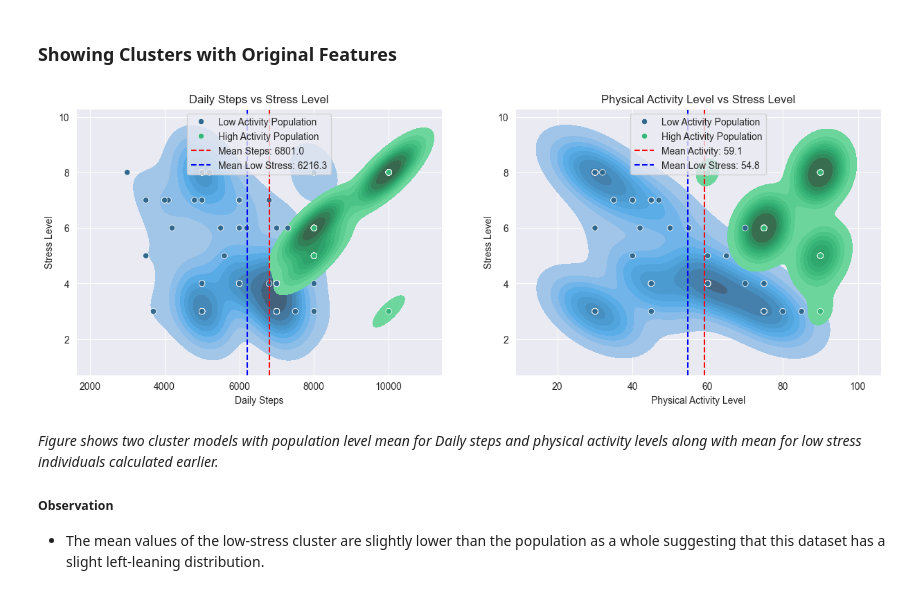
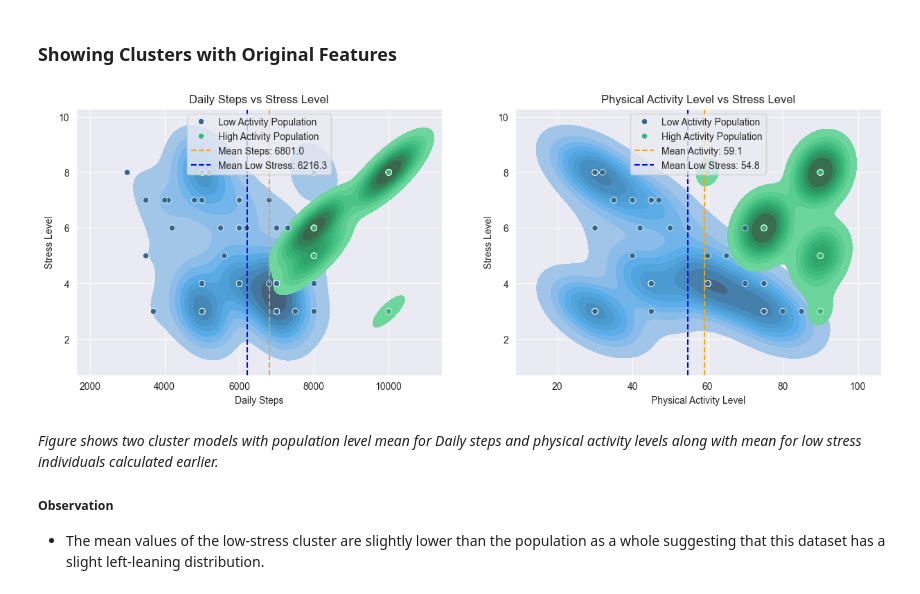
Before and after one commit to DanielLevenstein/stress_vs_physical_activity_data_exploration, a Jupyter notebook: stress-vs-physical-activity-correlation-notebook.ipynb, the cells around one changed output. Saved outputs shown, nothing was run; the diff lists cells and outputs as text; code cells hidden in the pictures.

Commit message:
Update mean step count and mean population metrics

```diff
--- a/stress-vs-physical-activity-correlation-notebook.ipynb
+++ b/stress-vs-physical-activity-correlation-notebook.ipynb
@@ -388,32 +416,35 @@ Note: since the K-Means algorithm is not deterministic, I locked down the seed f
 # %%
 import matplotlib.pyplot as plt
 
 plt, (ax1, ax2) = plt.subplots(1, 2, figsize=(15, 5))
 
 # Calculate medians
 mean_steps = df_agg["Daily Steps"].mean()
 mean_activity = df_agg["Physical Activity Level"].mean()
+# Use the ideal step count and activity level calculated earlier.
+mean_low_stress_step_count = df_agg[df_agg["Cluster3_Name"] == "Low Stress, Medium Activity"]["Daily Steps"].mean()
+mean_low_stress_activity = df_agg[df_agg["Cluster3_Name"] == "Low Stress, Medium Activity"]["Physical Activity Level"].mean()
 
 # Create subplots with median lines
 ax1.set_title("Daily Steps vs Stress Level")
 sns.kdeplot(data=df_agg, x="Daily Steps", y="Stress Level", hue="Cluster2_Name", fill=True, palette="viridis", ax=ax1)
 sns.scatterplot(data=df_agg, x="Daily Steps", y="Stress Level", hue="Cluster2_Name", palette="viridis", ax=ax1)
-ax1.axvline(x=mean_steps, color='red', linestyle='--', label=f'Mean Steps: {mean_steps:.1f}')
+ax1.axvline(x=mean_steps, color='orange', linestyle='--', label=f'Mean Steps: {mean_steps:.1f}')
 ax1.axvline(x=mean_low_stress_step_count, color='blue', linestyle='--', label=f'Mean Low Stress: {mean_low_stress_step_count:.1f}')
 ax1.legend(loc='upper center')
 
 ax2.set_title("Physical Activity Level vs Stress Level")
 sns.kdeplot(data=df_agg, x="Physical Activity Level", y="Stress Level", hue="Cluster2_Name", fill=True,
             palette="viridis", ax=ax2)
 sns.scatterplot(data=df_agg, x="Physical Activity Level", y="Stress Level", hue="Cluster2_Name", palette="viridis",
                 ax=ax2)
-ax2.axvline(x=mean_activity, color='red', linestyle='--', label=f'Mean Activity: {mean_activity:.1f}')
+ax2.axvline(x=mean_activity, color='orange', linestyle='--', label=f'Mean Activity: {mean_activity:.1f}')
 ax2.axvline(x=mean_low_stress_activity, color='blue', linestyle='--', label=f'Mean Low Stress: {mean_low_stress_activity:.1f}')
 ax2.legend(loc='upper center')
 
 plt.savefig(TWO_CLUSTER_IMAGE_EXTENDED)
 # %% [output]
-[figure, old version]
+[figure, new version]
 # %% [markdown]
 *Figure shows two cluster models with population level mean for Daily steps and physical activity levels along with mean for low stress individuals calculated earlier.*
 ##### Observation
```
Also changed, not shown: parts of 12 cells of this notebook, 2 other files.
